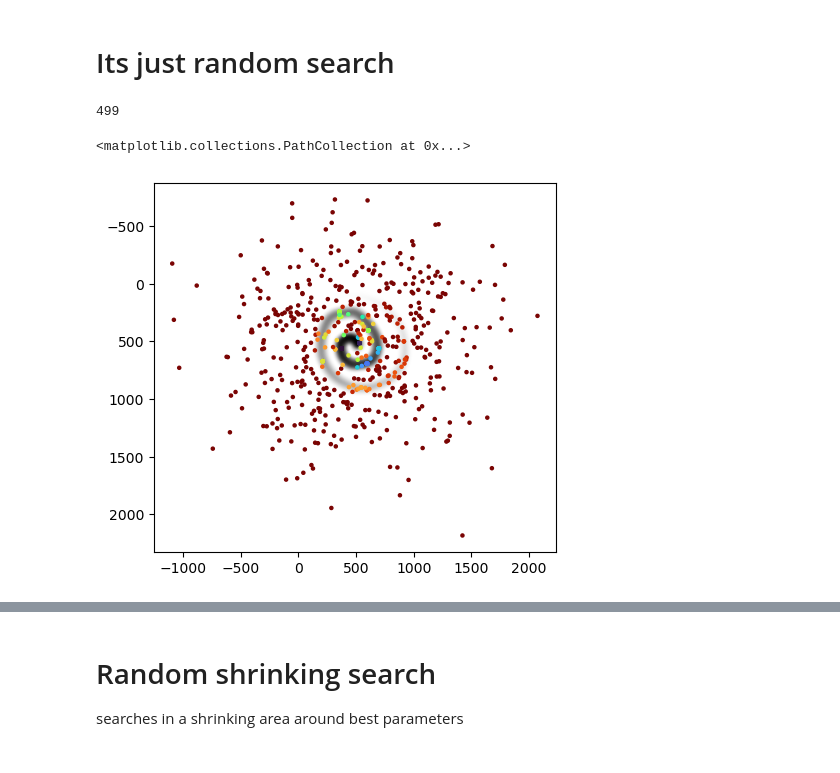
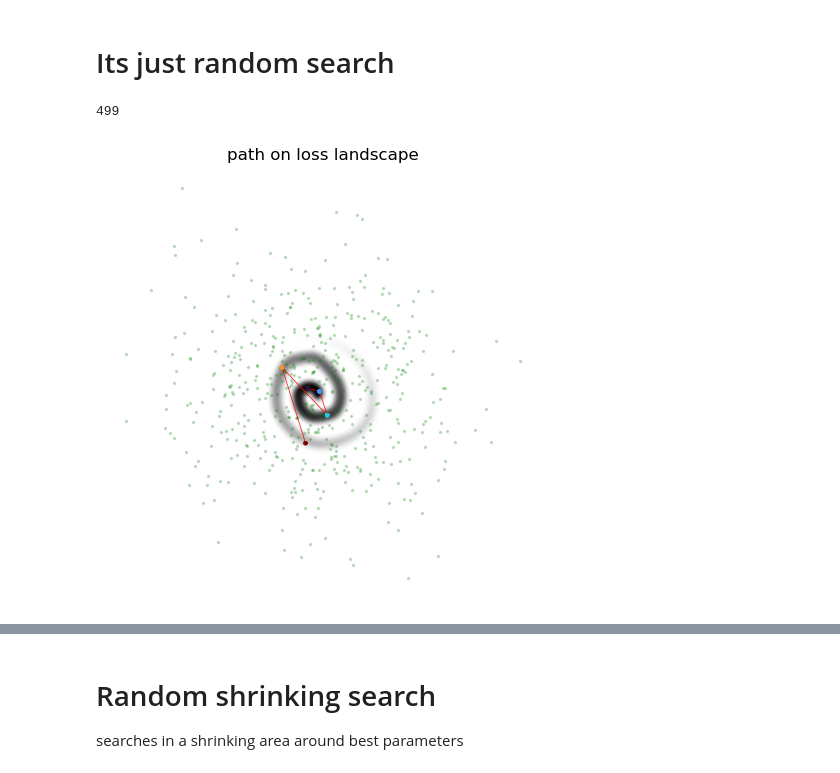
Before and after one commit to inikishev/torchzero-old, a Jupyter notebook: notebooks/random search.ipynb, the cells around one changed output, grey strips where cells are left out. Drawn from its saved outputs; the diff is of its cells as text; code cells hidden in the pictures.

Commit message:
added swarm of optimizers (not tested), added docstrings

```diff
--- a/notebooks/random search.ipynb
+++ b/notebooks/random search.ipynb
@@ -10,15 +10,12 @@ image = r"F:\Stuff\Programming\AI\pytorch image descent\surfaces\spiral.jpg"
 # %%
 descent = ImageDescent(image, coords=(915, 500))
 losses = []
 optimizer = RandomSearch(descent.parameters())
 for i in range(500):
     print(i, end='\r')
-    optimizer.step(descent.step_nograd)
-    loss = descent.step_nograd()
-    losses.append(loss)
-plt.imshow(descent.image, cmap='gray')
-plt.scatter(*zip(*descent.get_coord_history_pixels()), c=descent.loss_history, cmap='turbo', s=5)
+    optimizer.step(descent.step_nograd_search)
+    descent.step_nograd()
+descent.plot_path()
 # %% [output]
 499
-<matplotlib.collections.PathCollection at 0x...>
-[figure, old version]
+[figure, new version]
```
Also changed, not shown: parts of 6 cells of this notebook, 12 other files.
